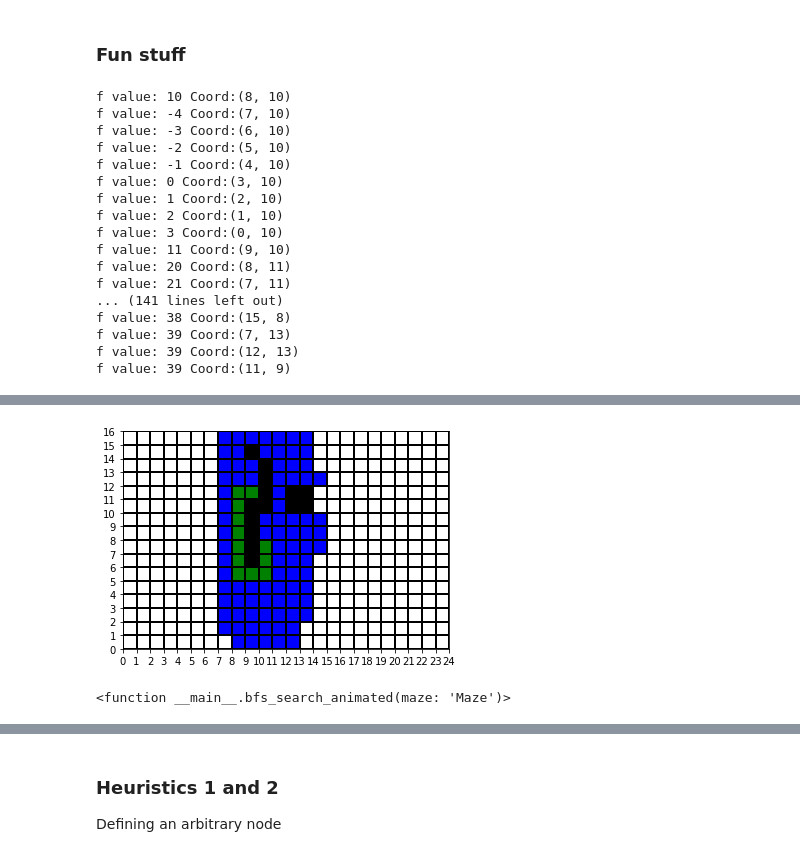
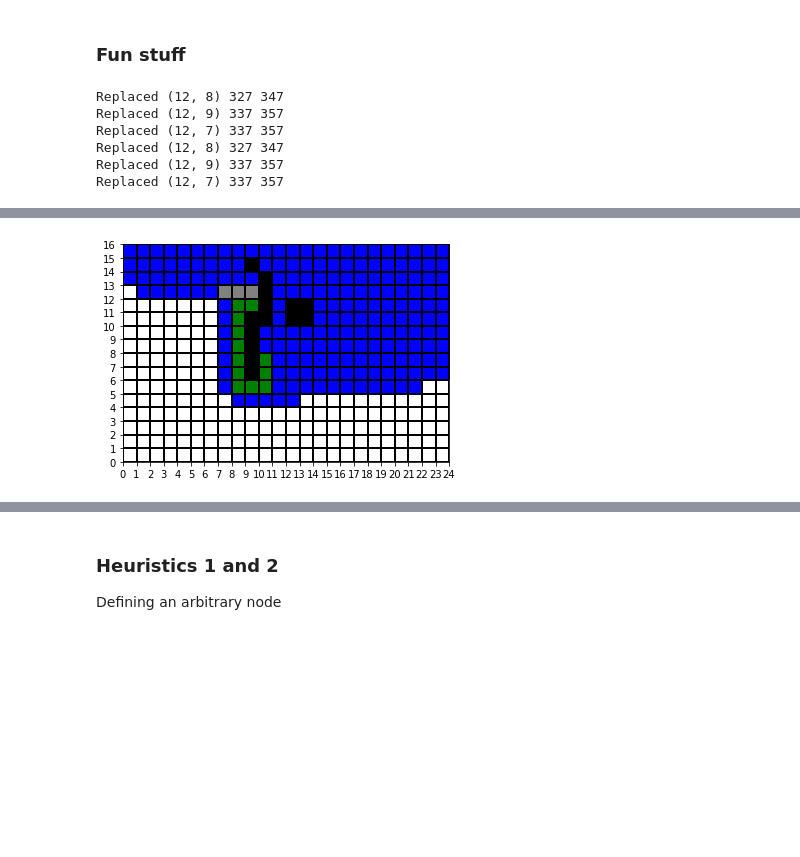
Before and after one commit to AntheaJFW/it5005-assignment-1-grp-39, a Jupyter notebook: Assignment 1 Q1-1.ipynb, the cells around one changed output, grey strips where cells are left out. Drawn from its saved outputs; the diff is of its cells as text; code cells hidden in the pictures; blank space fills up the shorter version.

```diff
--- a/Assignment 1 Q1-1.ipynb
+++ b/Assignment 1 Q1-1.ipynb
@@ -129,5 +130,3 @@ class Node:
     def __hash__(self):
         # for in set lookup for `visited`
         return hash(self.state)
-# %%
-initial = Node((5,3))
@@ -408,10 +392,10 @@ def informed_search(
         heuristic, frontier_node = heappop(frontier)
         actions = maze.actions(frontier_node)
         if maze.is_goal(frontier_node):
-            return frontier_node, testing # expanded
+            return frontier_node, expanded # expanded
 
         for child in frontier_node.expand(actions):
-            testing.append((child.state, 'expand'))
+            expanded.append((child.state, 'expand'))
             if child.state not in visited or child.path_cost < visited[child.state].path_cost:
                 visited[child.state] = child
                 heappush(frontier, (f(child), child))
@@ -445,11 +429,11 @@ def greedy_best_first_search(
 
         actions = maze.actions(frontier_node)
         for child in frontier_node.expand(actions):
-            if child not in visited:
+            if child.state not in visited:
                 if maze.is_goal(child):
                     return child, visited
                 else:
-                    visited.add(child)
+                    visited.add(child.state)
                     heappush(frontier, (h(child), child))
     raise Exception('Unable to find target')
 # %%
@@ -661,7 +644,7 @@ maze = Maze(start_node,
                              'LEFT':10,
                              'RIGHT': 10,
                              'UP': 1,
-                             'DOWN': -100 # Expensive action
+                             'DOWN': 100 # Expensive action
                             },
             shaded_regions = {(7, 9),
                               (6, 9),
@@ -699,54 +682,39 @@ def informed_search(
     expanded = [] # remove
 
     while frontier:
         heuristic, frontier_node = heappop(frontier)
 
         actions = maze.actions(frontier_node)
         if maze.is_goal(frontier_node):
             return frontier_node, expanded
 
         for child in frontier_node.expand(actions):
             expanded.append((child.state, 'expand'))
             if child.state not in visited or child.path_cost < visited[child.state].path_cost:
                 if child.state in visited:
                     if child.path_cost < visited[child.state].path_cost:
                         print('Replaced', child.state, child.path_cost, visited[child.state].path_cost)
-                        testing.append((child.state, 'replace'))
+                        expanded.append((child.state, 'replace'))
                 visited[child.state] = child
                 heappush(frontier, (f(child), child))
     raise Exception('Unable to find target')
 
 import random
 def h(action):
     if action == 'DOWN':
         return -5
     return 10
 
 child, expanded = informed_search(maze, lambda node: node.path_cost + h(node.action))
 informed_search_partial = partial(informed_search, f=lambda node: node.path_cost + maze.h(node))
 Video(animate_algo(maze, get_expanded_from_algo(maze, informed_search_partial), filename='replacement.mp4'))
 # %% [output]
-f value: 10 Coord:(8, 10)
-f value: -4 Coord:(7, 10)
-f value: -3 Coord:(6, 10)
-f value: -2 Coord:(5, 10)
-f value: -1 Coord:(4, 10)
-f value: 0 Coord:(3, 10)
-f value: 1 Coord:(2, 10)
-f value: 2 Coord:(1, 10)
-f value: 3 Coord:(0, 10)
-f value: 11 Coord:(9, 10)
-f value: 20 Coord:(8, 11)
-f value: 21 Coord:(7, 11)
-... (141 lines left out)
-f value: 38 Coord:(15, 8)
-f value: 39 Coord:(7, 13)
-f value: 39 Coord:(12, 13)
-f value: 39 Coord:(11, 9)
+Replaced (12, 8) 327 347
+Replaced (12, 9) 337 357
+Replaced (12, 7) 337 357
+Replaced (12, 8) 327 347
+Replaced (12, 9) 337 357
+Replaced (12, 7) 337 357
 [interactive output not drawn]
-[figure, old version]
+[figure, new version]
-# %%
-bfs_search_animated
-# %% [output]
-<function __main__.bfs_search_animated(maze: 'Maze')>
 # %%
```
Also changed, not shown: parts of 13 cells of this notebook.
